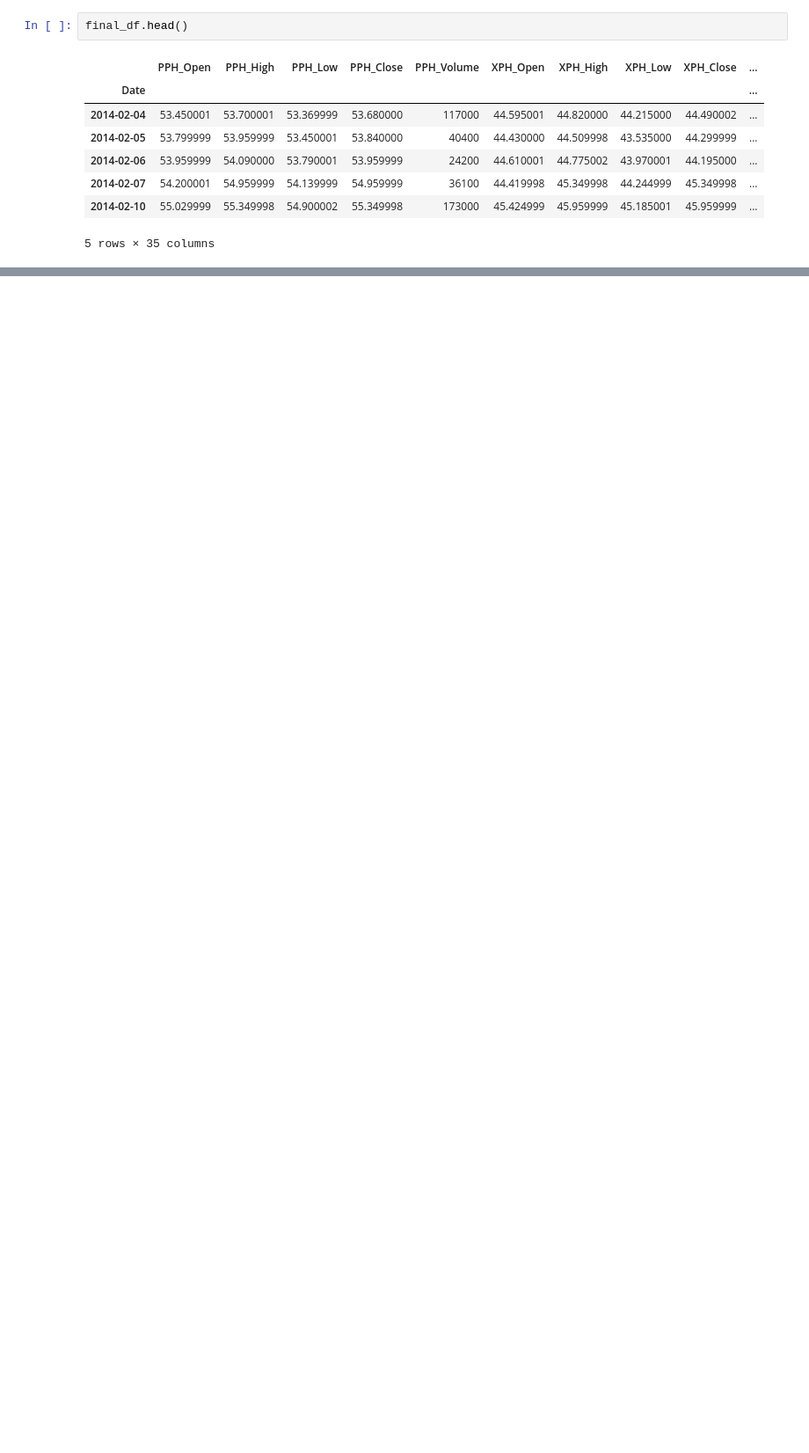
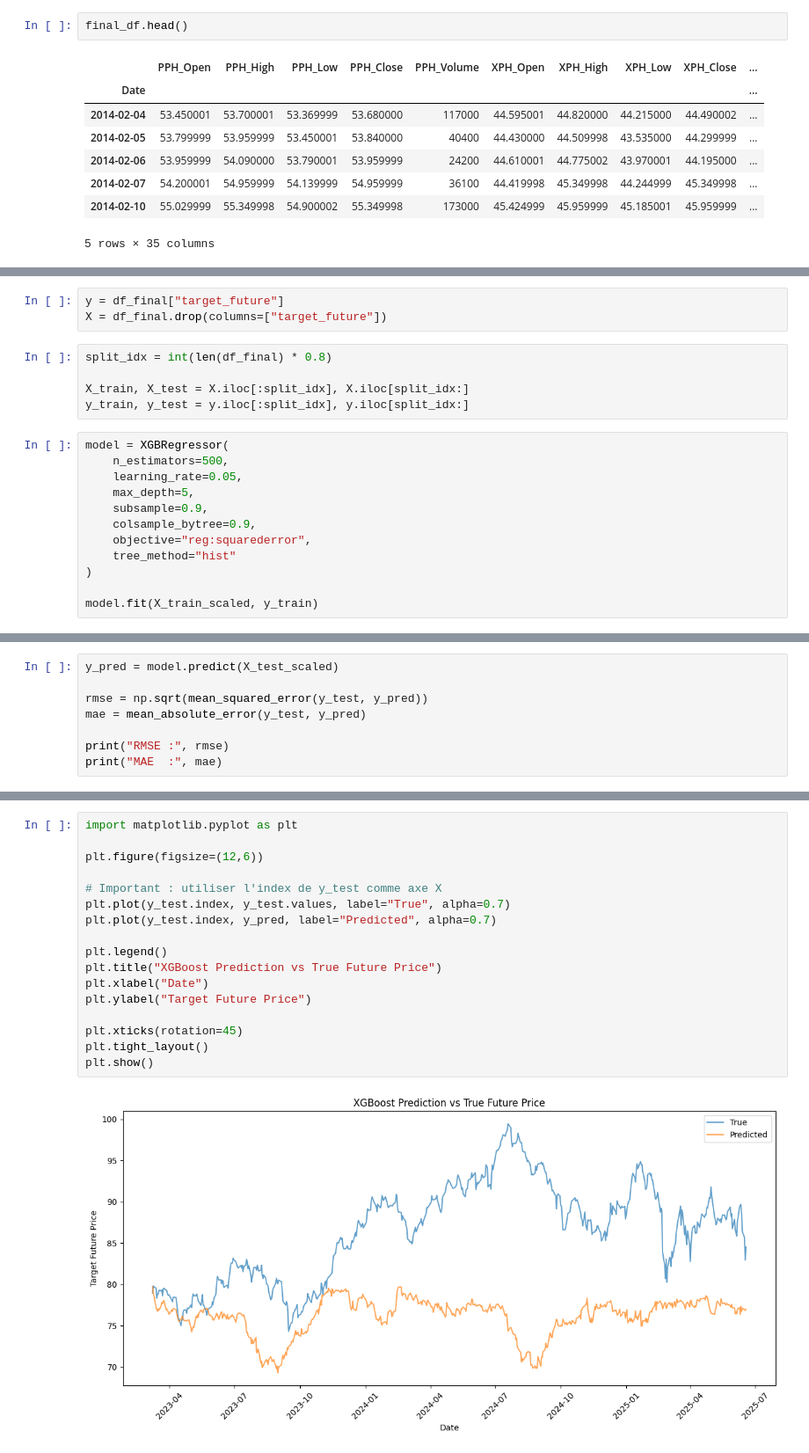
Before and after one commit to bennystu/Trend-Surgeon, a Jupyter notebook: Trend-Surgeon-Time-Series/notebooks/dataprep_2.ipynb, the cells around one changed output, grey strips where cells are left out. Shown at 88% size. Cells and saved outputs as stored; diff of their text form; blank space fills up the shorter version.

```diff
--- a/Trend-Surgeon-Time-Series/notebooks/dataprep_2.ipynb
+++ b/Trend-Surgeon-Time-Series/notebooks/dataprep_2.ipynb
@@ -17,0 +61,20 @@ final_df.head()
+# %%
+y = df_final["target_future"]
+X = df_final.drop(columns=["target_future"])
+# %%
+split_idx = int(len(df_final) * 0.8)
+
+X_train, X_test = X.iloc[:split_idx], X.iloc[split_idx:]
+y_train, y_test = y.iloc[:split_idx], y.iloc[split_idx:]
+# %%
+model = XGBRegressor(
+    n_estimators=500,
+    learning_rate=0.05,
+    max_depth=5,
+    subsample=0.9,
+    colsample_bytree=0.9,
+    objective="reg:squarederror",
+    tree_method="hist"
+)
+
+model.fit(X_train_scaled, y_train)
@@ -17,0 +93,8 @@ final_df.head()
+# %%
+y_pred = model.predict(X_test_scaled)
+
+rmse = np.sqrt(mean_squared_error(y_test, y_pred))
+mae = mean_absolute_error(y_test, y_pred)
+
+print("RMSE :", rmse)
+print("MAE  :", mae)
@@ -17,0 +104,19 @@ final_df.head()
+# %%
+import matplotlib.pyplot as plt
+
+plt.figure(figsize=(12,6))
+
+# Important : utiliser l'index de y_test comme axe X
+plt.plot(y_test.index, y_test.values, label="True", alpha=0.7)
+plt.plot(y_test.index, y_pred, label="Predicted", alpha=0.7)
+
+plt.legend()
+plt.title("XGBoost Prediction vs True Future Price")
+plt.xlabel("Date")
+plt.ylabel("Target Future Price")
+
+plt.xticks(rotation=45)
+plt.tight_layout()
+plt.show()
+# %% [output]
+[figure, added]
```
Also changed, not shown: parts of 8 cells of this notebook, 1 other file.
